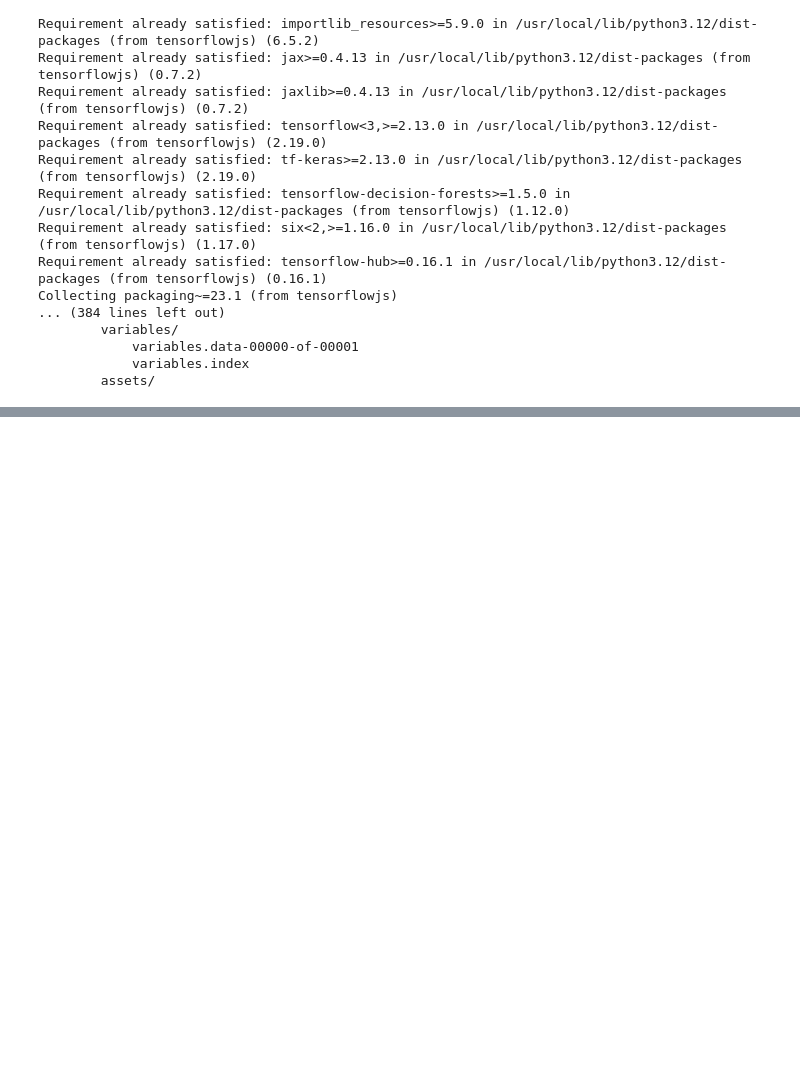
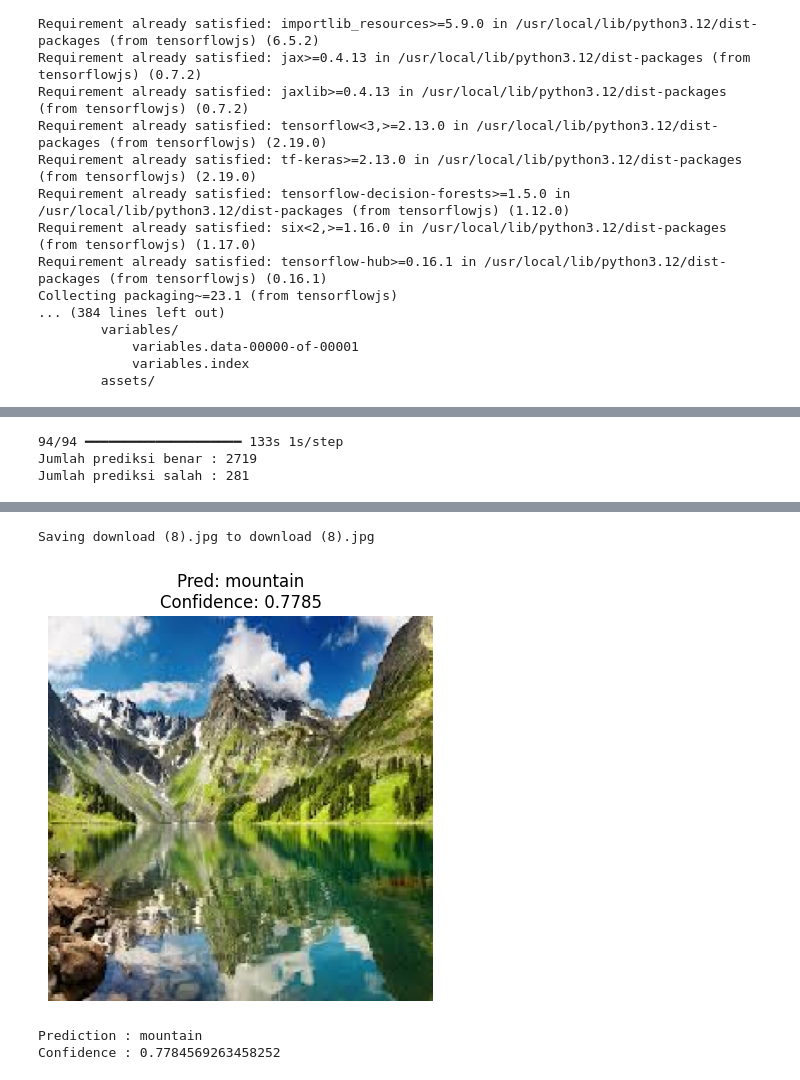
Before and after one commit to Hkd225/Intel-Image-Classification-using-Custom-CNN, a Jupyter notebook: Intel_Image_Classification_ver2_.ipynb, the cells around one changed output, grey strips where cells are left out. Saved outputs shown, nothing was run; the diff lists cells and outputs as text; code cells hidden in the pictures; blank space fills up the shorter version.

```diff
--- a/Intel_Image_Classification_ver2_.ipynb
+++ b/Intel_Image_Classification_ver2_.ipynb
@@ -696,0 +750,62 @@ Collecting packaging~=23.1 (from tensorflowjs)
+# %%
+import matplotlib.pyplot as plt
+import numpy as np
+
+all_images = []
+all_labels = []
+
+for images, labels in test_ds:
+    all_images.append(images.numpy())
+    all_labels.append(labels.numpy())
+
+all_images = np.concatenate(all_images, axis=0)
+all_labels = np.concatenate(all_labels, axis=0)
+
+pred_probs = model.predict(test_ds, verbose=1)
+pred_labels = np.argmax(pred_probs, axis=1)
+
+correct_idx = np.where(pred_labels == all_labels)[0]
+wrong_idx = np.where(pred_labels != all_labels)[0]
+
+print(f"Jumlah prediksi benar : {len(correct_idx)}")
+print(f"Jumlah prediksi salah : {len(wrong_idx)}")
+# %% [output]
+94/94 ━━━━━━━━━━━━━━━━━━━━ 133s 1s/step
+Jumlah prediksi benar : 2719
+Jumlah prediksi salah : 281
+# %%
+from google.colab import files
+from tensorflow.keras.utils import load_img, img_to_array
+import numpy as np
+import matplotlib.pyplot as plt
+import tensorflow as tf
+
+# upload file dari komputer
+uploaded = files.upload()
+
+# ambil nama file pertama yang diupload
+img_path = next(iter(uploaded))
+
+# load gambar
+img = load_img(img_path, target_size=(224, 224))
+img_array = img_to_array(img)
+
+# preprocess untuk MobileNetV2
+img_input = tf.keras.applications.mobilenet_v2.preprocess_input(img_array.copy())
+img_input = np.expand_dims(img_input, axis=0)
+
+# prediksi
+pred = model.predict(img_input, verbose=0)
+pred_idx = np.argmax(pred[0])
+confidence = float(np.max(pred[0]))
+
+# tampilkan hasil
+plt.figure(figsize=(5, 5))
+plt.imshow(img)
+plt.title(f"Pred: {class_names[pred_idx]}\nConfidence: {confidence:.4f}")
+plt.axis("off")
+plt.show()
+
+print("Prediction :", class_names[pred_idx])
+print("Confidence :", confidence)
+# %% [output]
@@ -696,0 +813,4 @@ Collecting packaging~=23.1 (from tensorflowjs)
+Saving download (8).jpg to download (8).jpg
+[figure, added]
+Prediction : mountain
+Confidence : 0.7784569263458252
```
Also changed, not shown: parts of 2 cells of this notebook.
